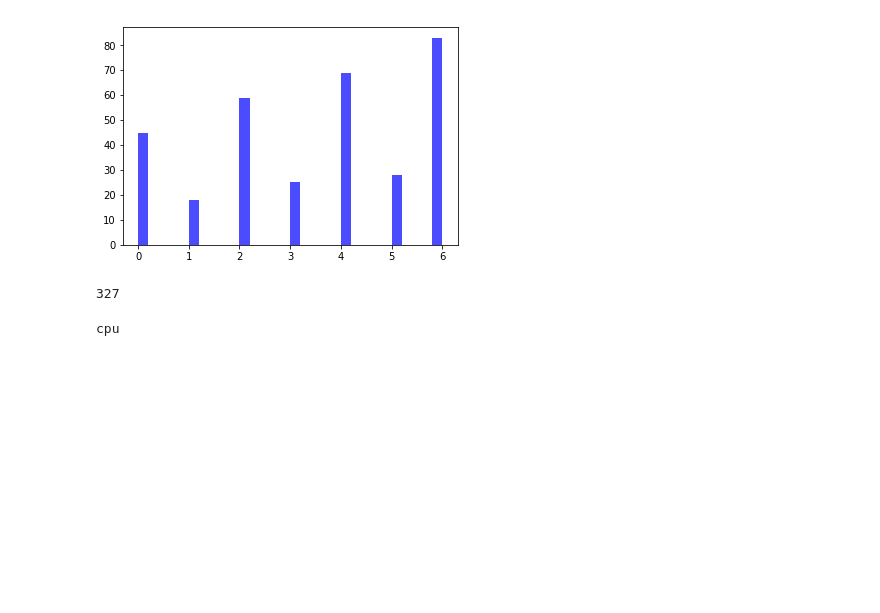
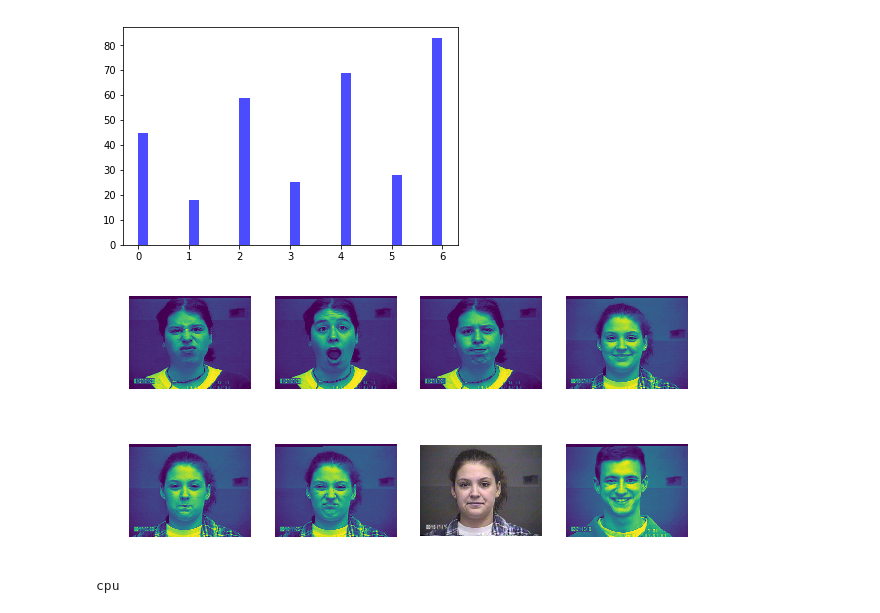
Before and after one commit to SiddharthMehtaRajendra/pythons, a Jupyter notebook: baseline_cnn.ipynb, the cells around one changed output. Cells and saved outputs as stored; diff of their text form; code cells hidden in the pictures; blank space fills up the shorter version.

Commit message:
dataset changes in attention

```diff
--- a/baseline_cnn.ipynb
+++ b/baseline_cnn.ipynb
@@ -14,22 +15,28 @@ import matplotlib.pyplot as plt
 # %%
 import torchvision
 from PIL import Image
+
+#327
+train_size= 195
+val_size= 66
+test_size = 66
 # %%
 def parse_data(datadir, label_map):
     img_list = []
     file_list = []
+
     for root, directories, filenames in os.walk(datadir):
         for filename in filenames:
             file_list.append(filename)
             if filename.endswith('.png'):
 
                 filei = os.path.join(root, filename)
-                file_id = filename.split('.')[0]
-
+                file_ids = filename.split('_')
+                file_id = file_ids[0] + '_' + file_ids[1]
                 if file_id in label_map:
                     img_list.append(filei)
 
-    return img_list
+    return img_list[:train_size], img_list[train_size:train_size+val_size], img_list[train_size+val_size: train_size+val_size+test_size]
 
 
 
@@ -48,13 +55,14 @@ def parse_emotion_data(datadir):
                 value = lines[0]
                 f.close()
 
-                key = filename.split('_e')[0]
+                keys = filename.split('_')
+                key = keys[0] + '_' + keys[1]
                 em_map[key] = int(float(value.strip())) - 1
 
     return em_map
 # %%
 label_map = parse_emotion_data("Emotion")
-img_list = parse_data("cohn-kanade-images", label_map)
+train_img_list, val_img_list, test_img_list = parse_data("cohn-kanade-images", label_map)
 
 freq_count = collections.Counter(label_map.values())
 counts = [freq_count[key] for key in sorted(freq_count.keys())]
@@ -69,7 +77,6 @@ plt.show()
 class ImageDataset(Dataset):
     def __init__(self, file_list, label_map):
         self.file_list = file_list
-#         self.n_class = len(label_map)
         self.label_map = label_map
 
     def __len__(self):
@@ -82,5 +89,6 @@ class ImageDataset(Dataset):
         if img.shape[0] == 3:
             img = torchvision.transforms.Grayscale(num_output_channels=1)(img_pil)
             img = torchvision.transforms.ToTensor()(img)
-        label = self.label_map[self.file_list[index].split('/')[-1].split('.')[0]]
+        keys = self.file_list[index].split('/')[-1].split('.')[0].split('_')
+        label = self.label_map[keys[0] + '_' + keys[1]]
         return img, label
@@ -89,4 +94,0 @@ dataset = ImageDataset(img_list, label_map)
-# %%
-len(dataset)
-# %% [output]
-327
@@ -95,3 +95,22 @@ train_dataset, dev_dataset, test_dataset = torch.utils.data.random_split(dataset
+# %%
+train_dataset = ImageDataset(train_img_list, label_map)
+dev_dataset = ImageDataset(val_img_list, label_map)
+test_dataset = ImageDataset(test_img_list, label_map)
+
+
+idxs = np.random.randint(100, size=8)
+f, a = plt.subplots(2, 4, figsize=(10, 5))
+for i in range(8):
+    image = io.imread(train_img_list[i])
+    r, c = i // 4, i % 4
+    # Display an image
+#     a[r][c].set_title()
+    a[r][c].imshow(image)
+    a[r][c].axis('off')
+
+plt.show()
+# %% [output]
+[figure, added]
 # %%
 # for i in range(len(train_dataset)):
 #     print(train_dataset[i][0].shape)
```
Also changed, not shown: parts of 4 cells of this notebook.
